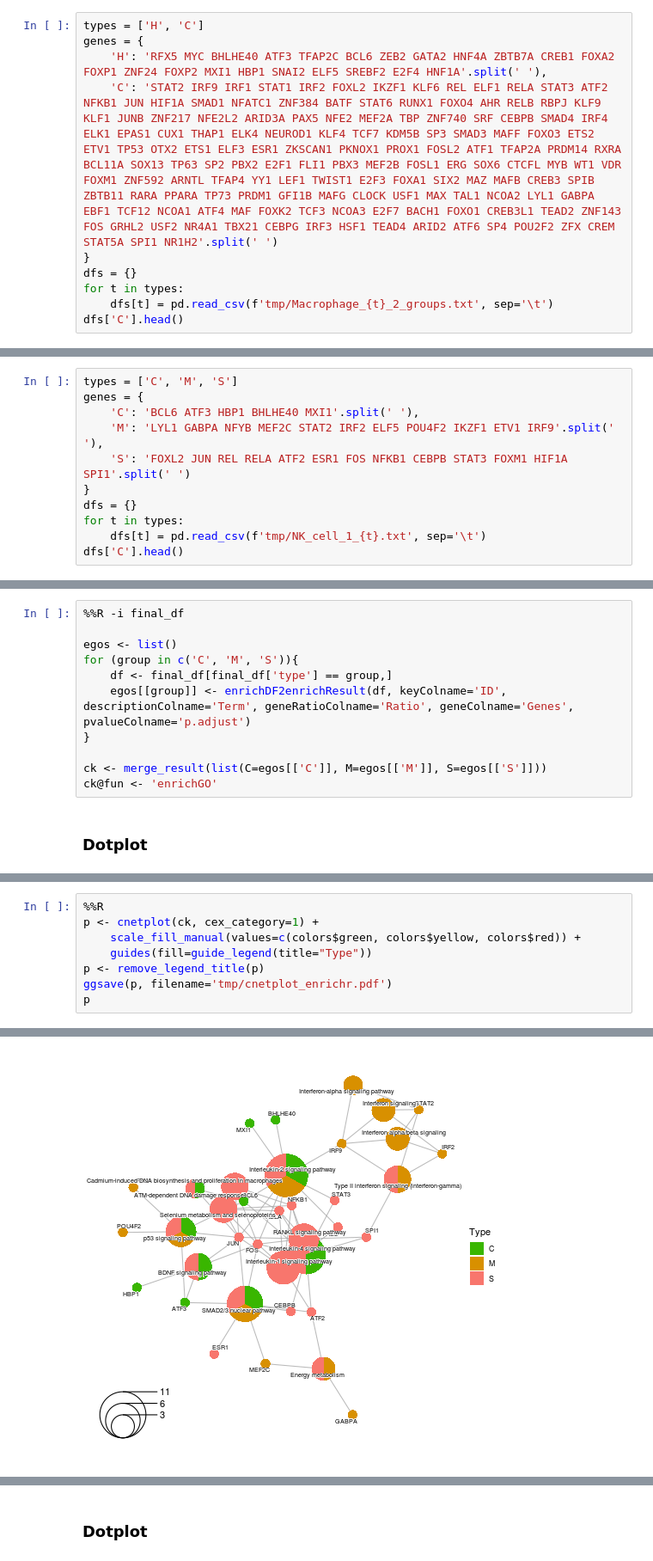
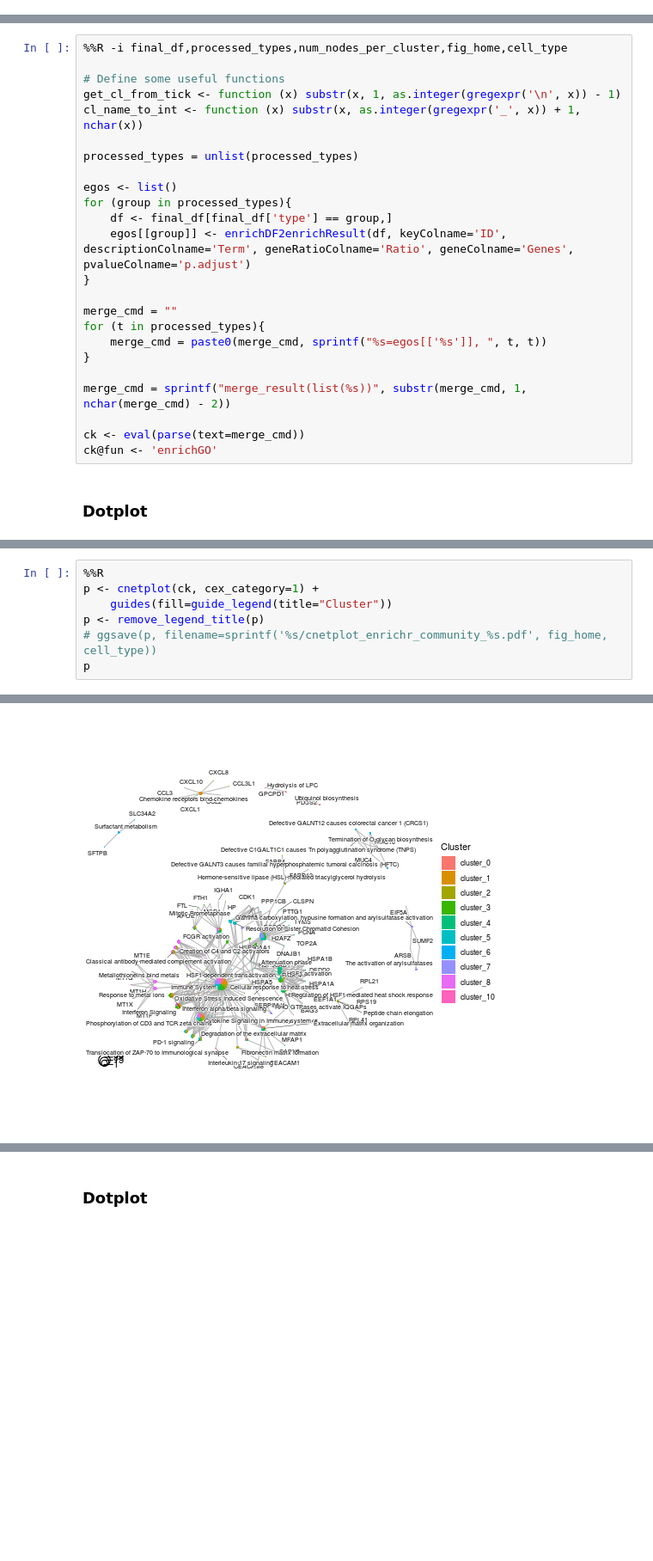
Before and after one commit to masyahook/scGRN, a Jupyter notebook: notebooks/GRNBoost2_Enrichment_analysis.ipynb, the cells around one changed output, grey strips where cells are left out. Shown: that part at 86% size. Saved outputs shown, nothing was run; the diff lists cells and outputs as text; blank space fills up the shorter version.

```diff
--- a/notebooks/GRNBoost2_Enrichment_analysis.ipynb
+++ b/notebooks/GRNBoost2_Enrichment_analysis.ipynb
@@ -510,10 +634,0 @@ R[write to console]: Saving 6.67 x 6.67 in image
-# %%
-types = ['H', 'C']
-genes = {
-    'H': 'RFX5 MYC BHLHE40 ATF3 TFAP2C BCL6 ZEB2 GATA2 HNF4A ZBTB7A CREB1 FOXA2 FOXP1 ZNF24 FOXP2 MXI1 HBP1 SNAI2 ELF5 SREBF2 E2F4 HNF1A'.split(' '),
-    'C': 'STAT2 IRF9 IRF1 STAT1 IRF2 FOXL2 IKZF1 KLF6 REL ELF1 RELA STAT3 ATF2 NFKB1 JUN HIF1A SMAD1 NFATC1 ZNF384 BATF STAT6 RUNX1 FOXO4 AHR RELB RBPJ KLF9 KLF1 JUNB ZNF217 NFE2L2 ARID3A PAX5 NFE2 MEF2A TBP ZNF740 SRF CEBPB SMAD4 IRF4 ELK1 EPAS1 CUX1 THAP1 ELK4 NEUROD1 KLF4 TCF7 KDM5B SP3 SMAD3 MAFF FOXO3 ETS2 ETV1 TP53 OTX2 ETS1 ELF3 ESR1 ZKSCAN1 PKNOX1 PROX1 FOSL2 ATF1 TFAP2A PRDM14 RXRA BCL11A SOX13 TP63 SP2 PBX2 E2F1 FLI1 PBX3 MEF2B FOSL1 ERG SOX6 CTCFL MYB WT1 VDR FOXM1 ZNF592 ARNTL TFAP4 YY1 LEF1 TWIST1 E2F3 FOXA1 SIX2 MAZ MAFB CREB3 SPIB ZBTB11 RARA PPARA TP73 PRDM1 GFI1B MAFG CLOCK USF1 MAX TAL1 NCOA2 LYL1 GABPA EBF1 TCF12 NCOA1 ATF4 MAF FOXK2 TCF3 NCOA3 E2F7 BACH1 FOXO1 CREB3L1 TEAD2 ZNF143 FOS GRHL2 USF2 NR4A1 TBX21 CEBPG IRF3 HSF1 TEAD4 ARID2 ATF6 SP4 POU2F2 ZFX CREM STAT5A SPI1 NR1H2'.split(' ')
-}
-dfs = {}
-for t in types:
-    dfs[t] = pd.read_csv(f'tmp/Macrophage_{t}_2_groups.txt', sep='\t')
-dfs['C'].head()
@@ -616,11 +801,0 @@ R[write to console]: Saving 6.67 x 6.67 in image
-# %%
-types = ['C', 'M', 'S']
-genes = {
-    'C': 'BCL6 ATF3 HBP1 BHLHE40 MXI1'.split(' '),
-    'M': 'LYL1 GABPA NFYB MEF2C STAT2 IRF2 ELF5 POU4F2 IKZF1 ETV1 IRF9'.split(' '),
-    'S': 'FOXL2 JUN REL RELA ATF2 ESR1 FOS NFKB1 CEBPB STAT3 FOXM1 HIF1A SPI1'.split(' ')
-}
-dfs = {}
-for t in types:
-    dfs[t] = pd.read_csv(f'tmp/NK_cell_1_{t}.txt', sep='\t')
-dfs['C'].head()
@@ -684,13 +907,26 @@ p
 # %%
-%%R -i final_df
+%%R -i final_df,processed_types,num_nodes_per_cluster,fig_home,cell_type
+
+# Define some useful functions
+get_cl_from_tick <- function (x) substr(x, 1, as.integer(gregexpr('\n', x)) - 1)
+cl_name_to_int <- function (x) substr(x, as.integer(gregexpr('_', x)) + 1, nchar(x))
+
+processed_types = unlist(processed_types)
 
 egos <- list()
-for (group in c('C', 'M', 'S')){
+for (group in processed_types){
     df <- final_df[final_df['type'] == group,]
     egos[[group]] <- enrichDF2enrichResult(df, keyColname='ID', descriptionColname='Term', geneRatioColname='Ratio', geneColname='Genes', pvalueColname='p.adjust')
 }
 
-ck <- merge_result(list(C=egos[['C']], M=egos[['M']], S=egos[['S']]))
+merge_cmd = ""
+for (t in processed_types){
+    merge_cmd = paste0(merge_cmd, sprintf("%s=egos[['%s']], ", t, t))
+}
+
+merge_cmd = sprintf("merge_result(list(%s))", substr(merge_cmd, 1, nchar(merge_cmd) - 2))
+
+ck <- eval(parse(text=merge_cmd))
 ck@fun <- 'enrichGO'
 # %% [markdown]
 ### Dotplot
@@ -711,9 +953,8 @@ which will replace the existing scale.
 # %%
 %%R
 p <- cnetplot(ck, cex_category=1) +
-    scale_fill_manual(values=c(colors$green, colors$yellow, colors$red)) +
-    guides(fill=guide_legend(title="Type"))
+    guides(fill=guide_legend(title="Cluster"))
 p <- remove_legend_title(p)
-ggsave(p, filename='tmp/cnetplot_enrichr.pdf')
+# ggsave(p, filename=sprintf('%s/cnetplot_enrichr_community_%s.pdf', fig_home, cell_type))
 p
 # %% [output]
@@ -721 +961 @@ R[write to console]: Saving 6.67 x 6.67 in image
-[figure, old version]
+[figure, new version]
```
Also changed, not shown: parts of 132 cells of this notebook, 5 other files.
